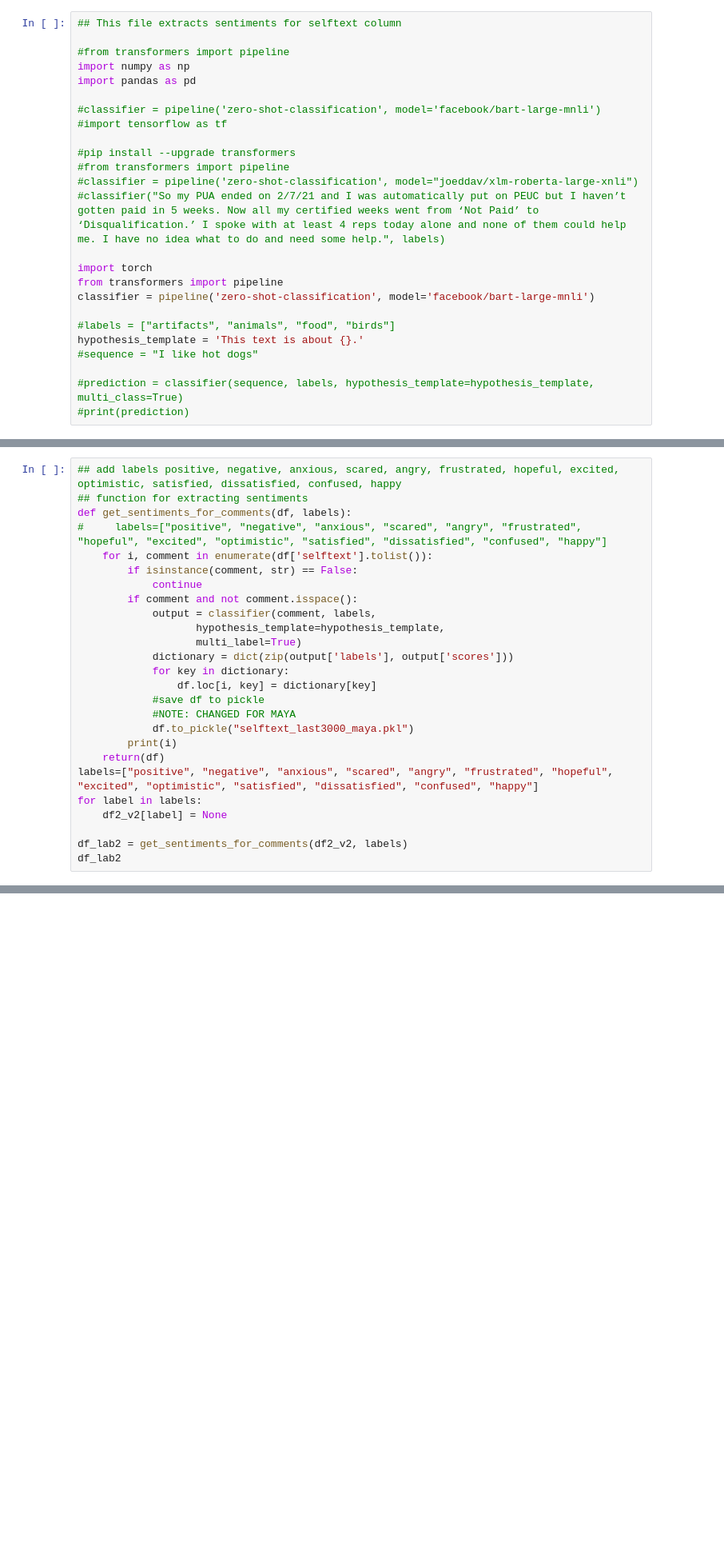
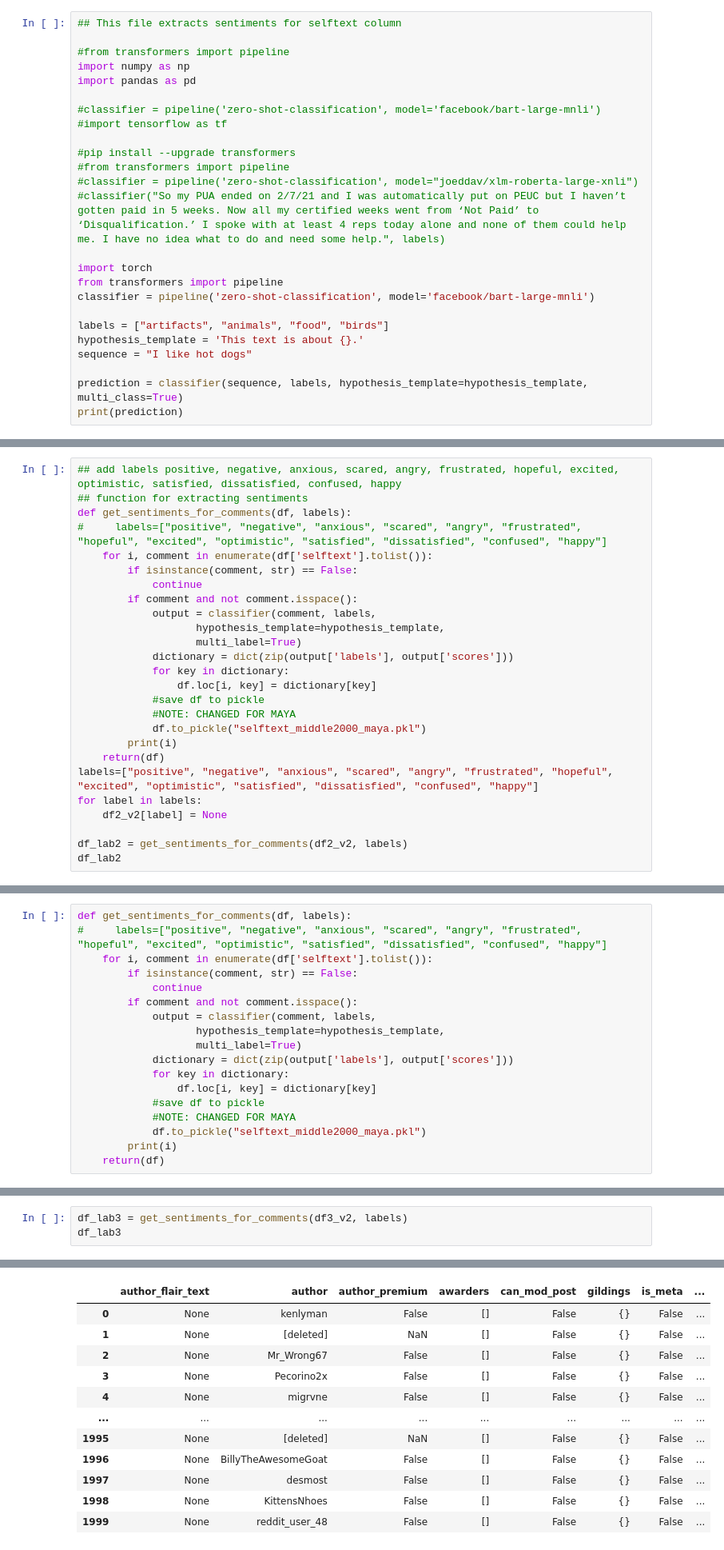
Before and after one commit to mayanb/econ2355, a Jupyter notebook: selftext_sentiments_MAYA.ipynb, the cells around one changed output, grey strips where cells are left out. Shown at 80% size. Saved outputs shown, nothing was run; the diff lists cells and outputs as text; blank space fills up the shorter version.

```diff
--- a/selftext_sentiments_MAYA.ipynb
+++ b/selftext_sentiments_MAYA.ipynb
@@ -17,10 +17,10 @@ import torch
 from transformers import pipeline
 classifier = pipeline('zero-shot-classification', model='facebook/bart-large-mnli')
 
-#labels = ["artifacts", "animals", "food", "birds"]
+labels = ["artifacts", "animals", "food", "birds"]
 hypothesis_template = 'This text is about {}.'
-#sequence = "I like hot dogs"
+sequence = "I like hot dogs"
 
-#prediction = classifier(sequence, labels, hypothesis_template=hypothesis_template, multi_class=True)
-#print(prediction)
+prediction = classifier(sequence, labels, hypothesis_template=hypothesis_template, multi_class=True)
+print(prediction)
 # %% [output]
@@ -73,7 +69,7 @@ def get_sentiments_for_comments(df, labels):
                 df.loc[i, key] = dictionary[key]
             #save df to pickle
             #NOTE: CHANGED FOR MAYA
-            df.to_pickle("selftext_last3000_maya.pkl")
+            df.to_pickle("selftext_middle2000_maya.pkl")
         print(i)
     return(df)
 labels=["positive", "negative", "anxious", "scared", "angry", "frustrated", "hopeful", "excited", "optimistic", "satisfied", "dissatisfied", "confused", "happy"]
@@ -102,0 +114,18 @@ df_lab2
+# %%
+def get_sentiments_for_comments(df, labels):
+#     labels=["positive", "negative", "anxious", "scared", "angry", "frustrated", "hopeful", "excited", "optimistic", "satisfied", "dissatisfied", "confused", "happy"]
+    for i, comment in enumerate(df['selftext'].tolist()):
+        if isinstance(comment, str) == False:
+            continue
+        if comment and not comment.isspace():
+            output = classifier(comment, labels,
+                   hypothesis_template=hypothesis_template,
+                   multi_label=True)
+            dictionary = dict(zip(output['labels'], output['scores']))
+            for key in dictionary:
+                df.loc[i, key] = dictionary[key]
+            #save df to pickle
+            #NOTE: CHANGED FOR MAYA
+            df.to_pickle("selftext_middle2000_maya.pkl")
+        print(i)
+    return(df)
@@ -102,0 +155,4 @@ df_lab2
+# %%
+df_lab3 = get_sentiments_for_comments(df3_v2, labels)
+df_lab3
+# %% [output]
@@ -102,0 +176,12 @@ df_lab2
+|  | author_flair_text | author | author_premium | awarders | can_mod_post | gildings | is_meta | ... |
+| 0 | None | kenlyman | False | [] | False | {} | False | ... |
+| 1 | None | [deleted] | NaN | [] | False | {} | False | ... |
+| 2 | None | Mr_Wrong67 | False | [] | False | {} | False | ... |
+| 3 | None | Pecorino2x | False | [] | False | {} | False | ... |
+| 4 | None | migrvne | False | [] | False | {} | False | ... |
+| ... | ... | ... | ... | ... | ... | ... | ... | ... |
+| 1995 | None | [deleted] | NaN | [] | False | {} | False | ... |
+| 1996 | None | BillyTheAwesomeGoat | False | [] | False | {} | False | ... |
+| 1997 | None | desmost | False | [] | False | {} | False | ... |
+| 1998 | None | KittensNhoes | False | [] | False | {} | False | ... |
+| 1999 | None | reddit_user_48 | False | [] | False | {} | False | ... |
```
Also changed, not shown: parts of 29 cells of this notebook, 2 other files.
